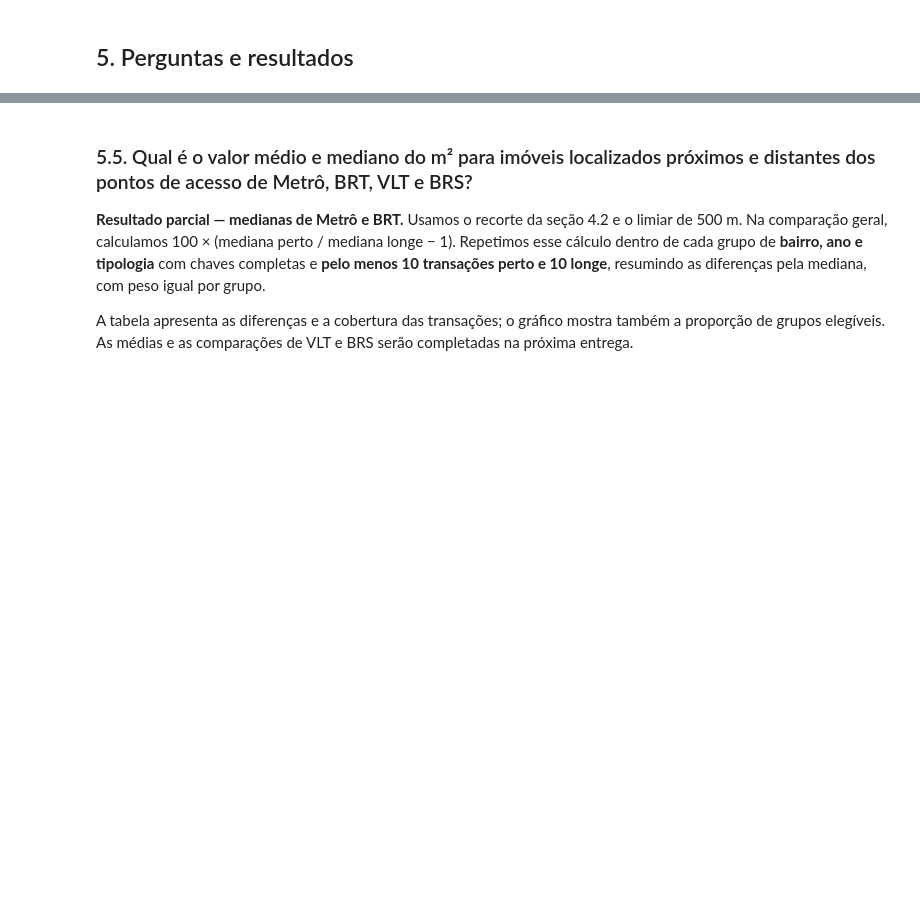
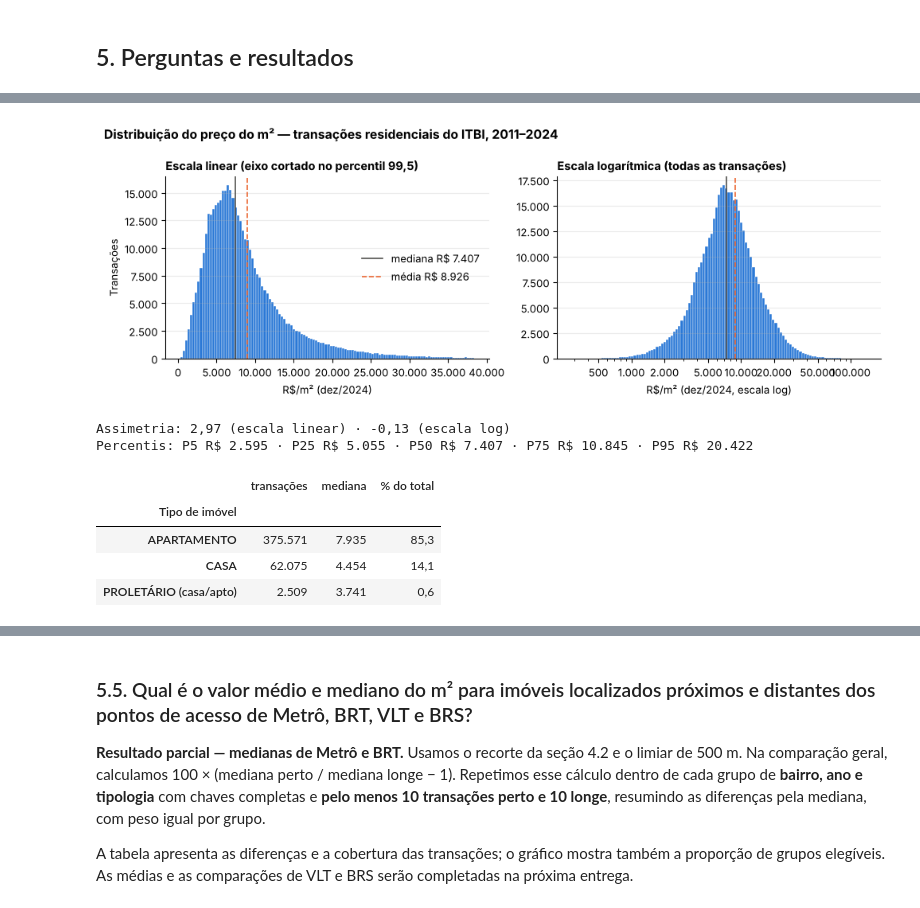
Before and after one commit to ana-alice17/mobilidade-imobiliario-rj, a Jupyter notebook: notebooks/05_artigo.ipynb, the cells around one changed output, grey strips where cells are left out. Drawn from its saved outputs; the diff is of its cells as text; code cells hidden in the pictures; blank space fills up the shorter version.

```diff
--- a/notebooks/05_artigo.ipynb
+++ b/notebooks/05_artigo.ipynb
@@ -197,0 +300,40 @@ Mudanças nas proporções podem refletir a infraestrutura cadastrada, a disponi
+# %%
+x = itbi.m2_real
+media, mediana, corte = x.mean(), x.median(), x.quantile(0.995)
+
+with plt.rc_context(ESTILO_H):
+    fig, eixos = plt.subplots(1, 2, figsize=(10, 3.6))
+    eixos[0].hist(x[x <= corte], bins=120, color=AZUL, edgecolor="white", linewidth=0.3)
+    eixos[0].set(title="Escala linear (eixo cortado no percentil 99,5)", xlabel="R$/m² (dez/2024)", ylabel="Transações")
+    eixos[1].hist(x, bins=np.logspace(np.log10(x.min()), np.log10(x.max()), 120), color=AZUL, edgecolor="white", linewidth=0.3)
+    eixos[1].set_xscale("log")
+    eixos[1].set_xticks([500, 1000, 2000, 5000, 10000, 20000, 50000, 100000])
+    eixos[1].set(title="Escala logarítmica (todas as transações)", xlabel="R$/m² (dez/2024, escala log)")
+    for ax in eixos:
+        ax.axvline(mediana, color=TINTA, lw=1.2)
+        ax.axvline(media, color=LARANJA, lw=1.2, ls="--")
+        ax.xaxis.set_major_formatter(fmt_milhar)
+        ax.yaxis.set_major_formatter(fmt_milhar)
+        ax.grid(axis="x", visible=False)
+    eixos[0].legend(handles=[Line2D([], [], color=TINTA, lw=1.2, label=f"mediana {reais(mediana)}"),
+                             Line2D([], [], color=LARANJA, lw=1.2, ls="--", label=f"média {reais(media)}")],
+                    loc="center right")
+    fig.suptitle("Distribuição do preço do m² — transações residenciais do ITBI, 2011–2024", x=0.01, ha="left", fontweight="bold")
+    fig.tight_layout()
+    plt.show()
+
+print(f"Assimetria: {x.skew():.2f} (escala linear) · {np.log(x).skew():.2f} (escala log)".replace(".", ","))
+print("Percentis:", " · ".join(f"P{int(q * 100)} {reais(x.quantile(q))}" for q in [.05, .25, .5, .75, .95]))
+tipo = itbi.ds_imovel_tipologia.where(itbi.ds_imovel_tipologia.isin(["APARTAMENTO", "CASA"]), "PROLETÁRIO (casa/apto)")
+display(fmt_tabela(itbi.groupby(tipo).m2_real.agg(transações="size", mediana="median")
+                   .assign(**{"% do total": lambda t: 100 * t["transações"] / t["transações"].sum()}),
+                   {"% do total": "{:.1f}"}).rename_axis("Tipo de imóvel"))
+# %% [output]
+[figure, added]
+Assimetria: 2,97 (escala linear) · -0,13 (escala log)
+Percentis: P5 R$ 2.595 · P25 R$ 5.055 · P50 R$ 7.407 · P75 R$ 10.845 · P95 R$ 20.422
+|  | transações | mediana | % do total |
+| Tipo de imóvel |  |  |  |
+| APARTAMENTO | 375.571 | 7.935 | 85,3 |
+| CASA | 62.075 | 4.454 | 14,1 |
+| PROLETÁRIO (casa/apto) | 2.509 | 3.741 | 0,6 |
```
Also changed, not shown: parts of 15 cells of this notebook.
